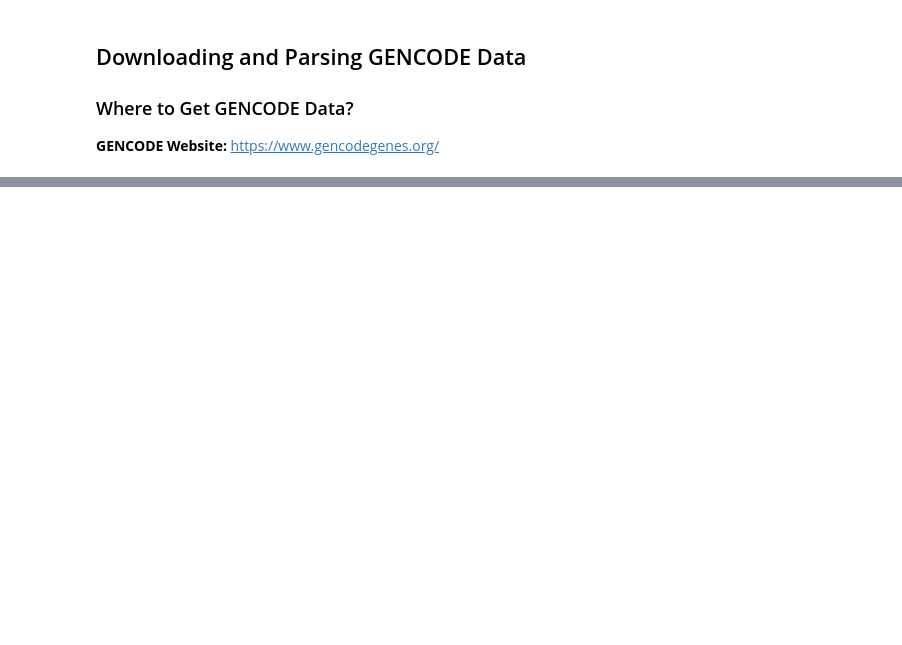
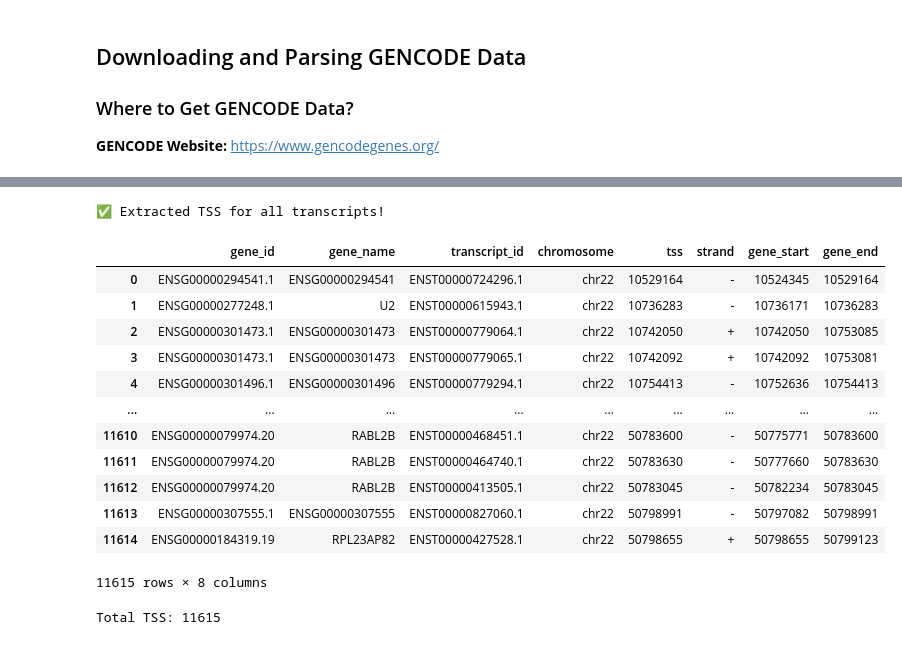
Before and after one commit to duttaprat/BMI_503, a Jupyter notebook: class_2/GENCODE_notebook.ipynb, the cells around one changed output, grey strips where cells are left out. Saved outputs shown, nothing was run; the diff lists cells and outputs as text; code cells hidden in the pictures; blank space fills up the shorter version.

```diff
--- a/class_2/GENCODE_notebook.ipynb
+++ b/class_2/GENCODE_notebook.ipynb
@@ -482,0 +254,57 @@ Generate 4-mers and find the most frequent k-mer
+# %%
+### Extract TSS from Transcripts
+
+
+def extract_tss(transcripts_df):
+    """
+    Extract TSS from transcript annotations
+
+    TSS depends on strand:
+    - Plus strand (+): TSS is at start position
+    - Minus strand (-): TSS is at end position
+    """
+
+    tss_data = []
+
+    for idx, row in transcripts_df.iterrows():
+        # Calculate TSS based on strand
+        if row['strand'] == '+':
+            tss = row['start']
+        else:  # minus strand
+            tss = row['end']
+
+        tss_data.append({
+            'gene_id': row.get('gene_id', ''),
+            'gene_name': row.get('gene_name', ''),
+            'transcript_id': row.get('transcript_id', ''),
+            'chromosome': row['seqname'],
+            'tss': tss,
+            'strand': row['strand'],
+            'gene_start': row['start'],
+            'gene_end': row['end']
+        })
+
+    return pd.DataFrame(tss_data)
+
+# Extract TSS
+tss_df = extract_tss(transcripts_df)
+
+print("✅ Extracted TSS for all transcripts!")
+display(tss_df)
+print(f"\nTotal TSS: {len(tss_df)}")
+# %% [output]
+✅ Extracted TSS for all transcripts!
+|  | gene_id | gene_name | transcript_id | chromosome | tss | strand | gene_start | gene_end |
+| 0 | ENSG00000294541.1 | ENSG00000294541 | ENST00000724296.1 | chr22 | 10529164 | - | 10524345 | 10529164 |
+| 1 | ENSG00000277248.1 | U2 | ENST00000615943.1 | chr22 | 10736283 | - | 10736171 | 10736283 |
+| 2 | ENSG00000301473.1 | ENSG00000301473 | ENST00000779064.1 | chr22 | 10742050 | + | 10742050 | 10753085 |
+| 3 | ENSG00000301473.1 | ENSG00000301473 | ENST00000779065.1 | chr22 | 10742092 | + | 10742092 | 10753081 |
+| 4 | ENSG00000301496.1 | ENSG00000301496 | ENST00000779294.1 | chr22 | 10754413 | - | 10752636 | 10754413 |
+| ... | ... | ... | ... | ... | ... | ... | ... | ... |
+| 11610 | ENSG00000079974.20 | RABL2B | ENST00000468451.1 | chr22 | 50783600 | - | 50775771 | 50783600 |
+| 11611 | ENSG00000079974.20 | RABL2B | ENST00000464740.1 | chr22 | 50783630 | - | 50777660 | 50783630 |
+| 11612 | ENSG00000079974.20 | RABL2B | ENST00000413505.1 | chr22 | 50783045 | - | 50782234 | 50783045 |
+| 11613 | ENSG00000307555.1 | ENSG00000307555 | ENST00000827060.1 | chr22 | 50798991 | - | 50797082 | 50798991 |
+| 11614 | ENSG00000184319.19 | RPL23AP82 | ENST00000427528.1 | chr22 | 50798655 | + | 50798655 | 50799123 |
+11615 rows × 8 columns
+Total TSS: 11615
```
Also changed, not shown: parts of 55 cells of this notebook.
